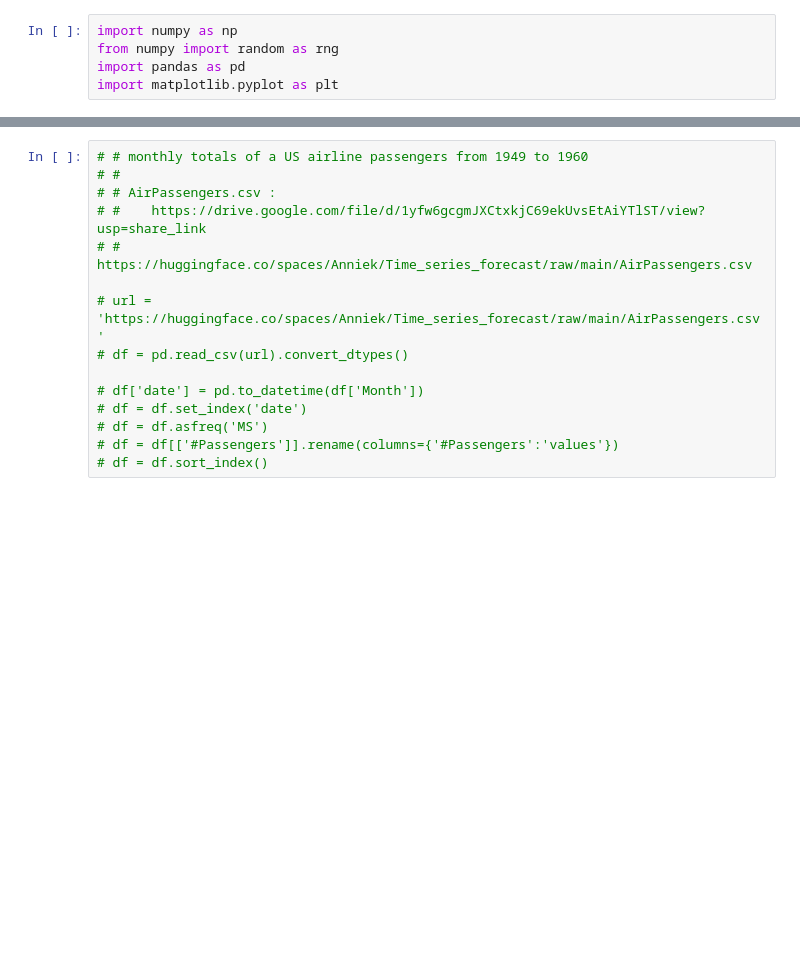
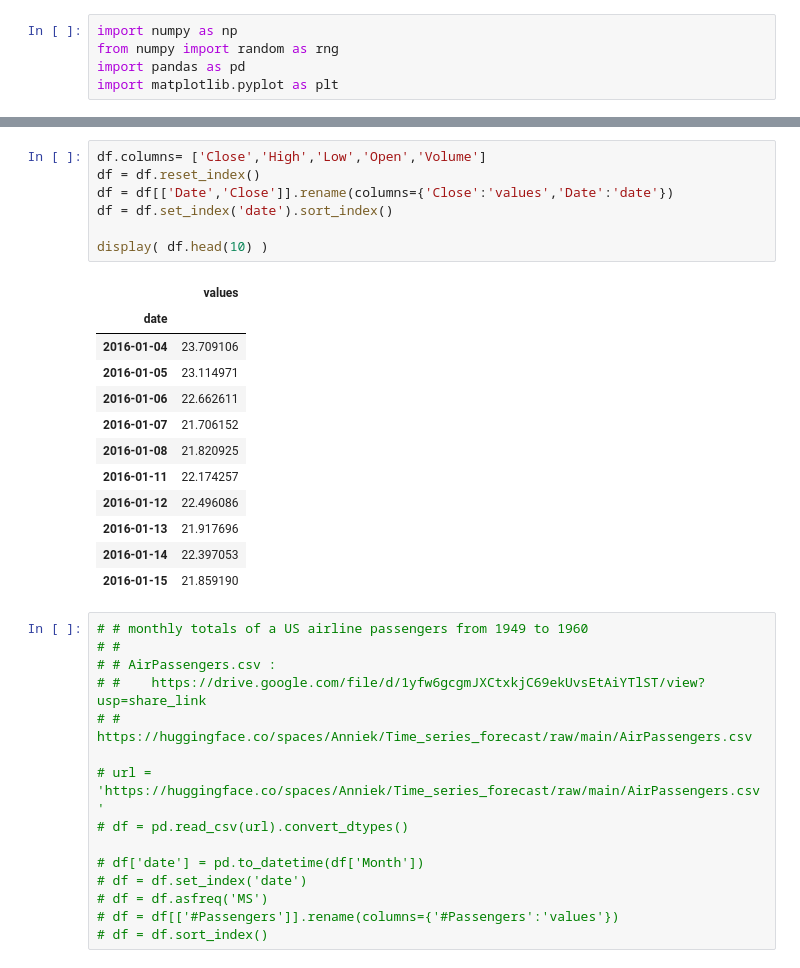
Before and after one commit to mechanoid5/ml_lectorium_2026_I, a Jupyter notebook: examples/18-time-series/03-regr-fet.ipynb, the cells around one changed output, grey strips where cells are left out. Drawn from its saved outputs; the diff is of its cells as text; blank space fills up the shorter version.

```diff
--- a/examples/18-time-series/03-regr-fet.ipynb
+++ b/examples/18-time-series/03-regr-fet.ipynb
@@ -36,3 +56,23 @@ df = df.set_index('date').sort_index()
+# %%
+df.columns= ['Close','High','Low','Open','Volume']
+df = df.reset_index()
+df = df[['Date','Close']].rename(columns={'Close':'values','Date':'date'})
+df = df.set_index('date').sort_index()
+
+display( df.head(10) )
+# %% [output]
+|  | values |
+| date |  |
+| 2016-01-04 | 23.709106 |
+| 2016-01-05 | 23.114971 |
+| 2016-01-06 | 22.662611 |
+| 2016-01-07 | 21.706152 |
+| 2016-01-08 | 21.820925 |
+| 2016-01-11 | 22.174257 |
+| 2016-01-12 | 22.496086 |
+| 2016-01-13 | 21.917696 |
+| 2016-01-14 | 22.397053 |
+| 2016-01-15 | 21.859190 |
 # %%
 # # monthly totals of a US airline passengers from 1949 to 1960
 # #
```
Also changed, not shown: parts of 22 cells of this notebook, 1 other file.
